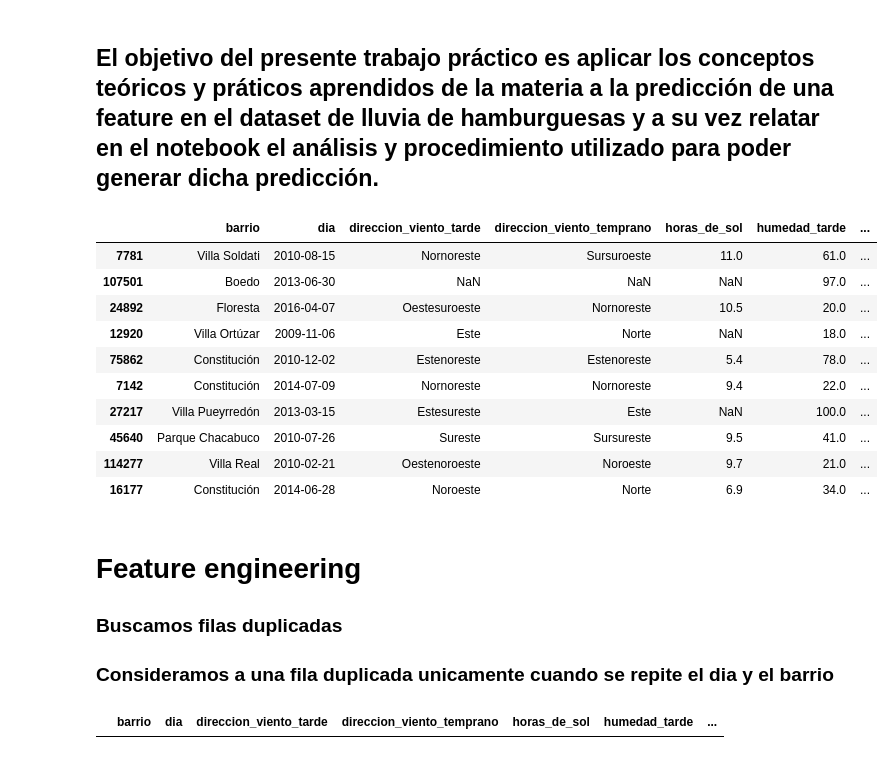
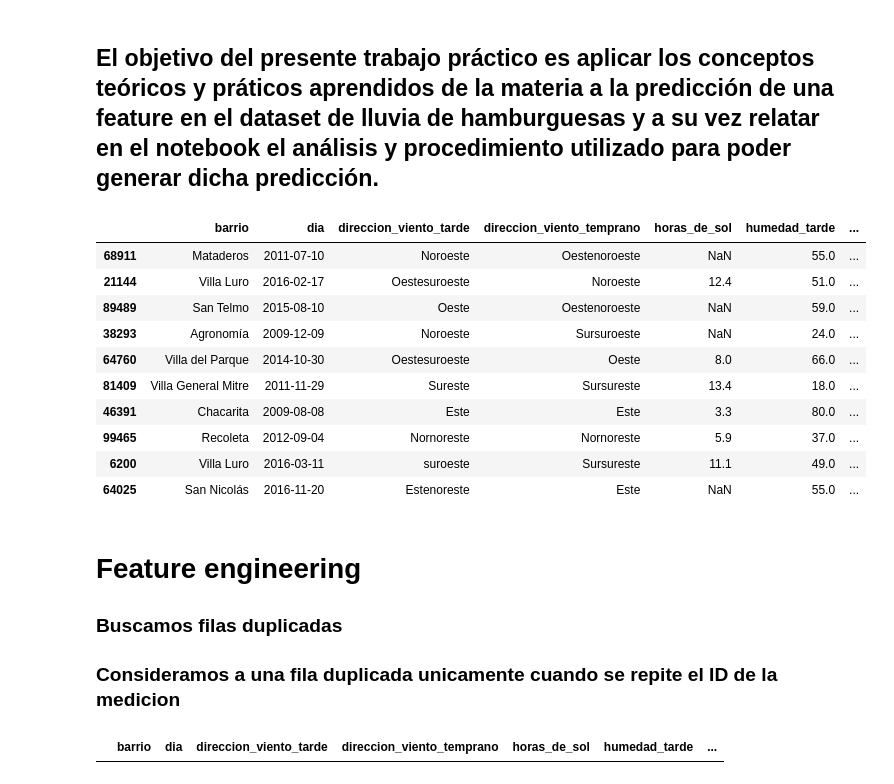
Before and after one commit to juan-roussilian/7506-Organizacion-de-Datos, a Jupyter notebook: tp1_pt1.ipynb, the cells around one changed output. Drawn from its saved outputs; the diff is of its cells as text; code cells hidden in the pictures.

```diff
--- a/tp1_pt1.ipynb
+++ b/tp1_pt1.ipynb
@@ -13,32 +13,32 @@ from pandas_profiling import ProfileReport
 # %%
 df_1 = pd.read_csv(
     'https://docs.google.com/spreadsheets/d/1gvZ03uAL6THwd04Y98GtIj6SeAHiKyQY5UisuuyFSUs/export?format=csv', low_memory=False
 )
 df_2 = pd.read_csv(
     'https://docs.google.com/spreadsheets/d/1wduqo5WyYmCpaGnE81sLNGU0VSodIekMfpmEwU0fGqs/export?format=csv', low_memory=False
 )
 pd.options.display.max_columns = None
 
-df_mergeado = df_2.merge(df_1, left_on = 'id', right_on = 'id')
-df_mergeado.sort_values(by=['id'], inplace=True, ascending=True)
+df = df_2.merge(df_1, left_on = 'id', right_on = 'id')
+df.sort_values(by=['id'], inplace=True, ascending=True)
 
-df_original = df_mergeado.copy()
+df_original = df.copy()
 
-df_mergeado.sample(10)
+df.sample(10)
 # %% [output]
 |  | barrio | dia | direccion_viento_tarde | direccion_viento_temprano | horas_de_sol | humedad_tarde | ... |
-| 7781 | Villa Soldati | 2010-08-15 | Nornoreste | Sursuroeste | 11.0 | 61.0 | ... |
-| 107501 | Boedo | 2013-06-30 | NaN | NaN | NaN | 97.0 | ... |
-| 24892 | Floresta | 2016-04-07 | Oestesuroeste | Nornoreste | 10.5 | 20.0 | ... |
-| 12920 | Villa Ortúzar | 2009-11-06 | Este | Norte | NaN | 18.0 | ... |
-| 75862 | Constitución | 2010-12-02 | Estenoreste | Estenoreste | 5.4 | 78.0 | ... |
-| 7142 | Constitución | 2014-07-09 | Nornoreste | Nornoreste | 9.4 | 22.0 | ... |
-| 27217 | Villa Pueyrredón | 2013-03-15 | Estesureste | Este | NaN | 100.0 | ... |
-| 45640 | Parque Chacabuco | 2010-07-26 | Sureste | Sursureste | 9.5 | 41.0 | ... |
-| 114277 | Villa Real | 2010-02-21 | Oestenoroeste | Noroeste | 9.7 | 21.0 | ... |
-| 16177 | Constitución | 2014-06-28 | Noroeste | Norte | 6.9 | 34.0 | ... |
+| 68911 | Mataderos | 2011-07-10 | Noroeste | Oestenoroeste | NaN | 55.0 | ... |
+| 21144 | Villa Luro | 2016-02-17 | Oestesuroeste | Noroeste | 12.4 | 51.0 | ... |
+| 89489 | San Telmo | 2015-08-10 | Oeste | Oestenoroeste | NaN | 59.0 | ... |
+| 38293 | Agronomía | 2009-12-09 | Noroeste | Sursuroeste | NaN | 24.0 | ... |
+| 64760 | Villa del Parque | 2014-10-30 | Oestesuroeste | Oeste | 8.0 | 66.0 | ... |
+| 81409 | Villa General Mitre | 2011-11-29 | Sureste | Sursureste | 13.4 | 18.0 | ... |
+| 46391 | Chacarita | 2009-08-08 | Este | Este | 3.3 | 80.0 | ... |
+| 99465 | Recoleta | 2012-09-04 | Nornoreste | Nornoreste | 5.9 | 37.0 | ... |
+| 6200 | Villa Luro | 2016-03-11 | suroeste | Sursureste | 11.1 | 49.0 | ... |
+| 64025 | San Nicolás | 2016-11-20 | Estenoreste | Este | NaN | 55.0 | ... |
 # %% [markdown]
 # Feature engineering
 ### Buscamos filas duplicadas
-### Consideramos a una fila duplicada unicamente cuando se repite el dia y el barrio
+### Consideramos a una fila duplicada unicamente cuando se repite el ID de la medicion
 # %%
```
Also changed, not shown: parts of 37 cells of this notebook.
